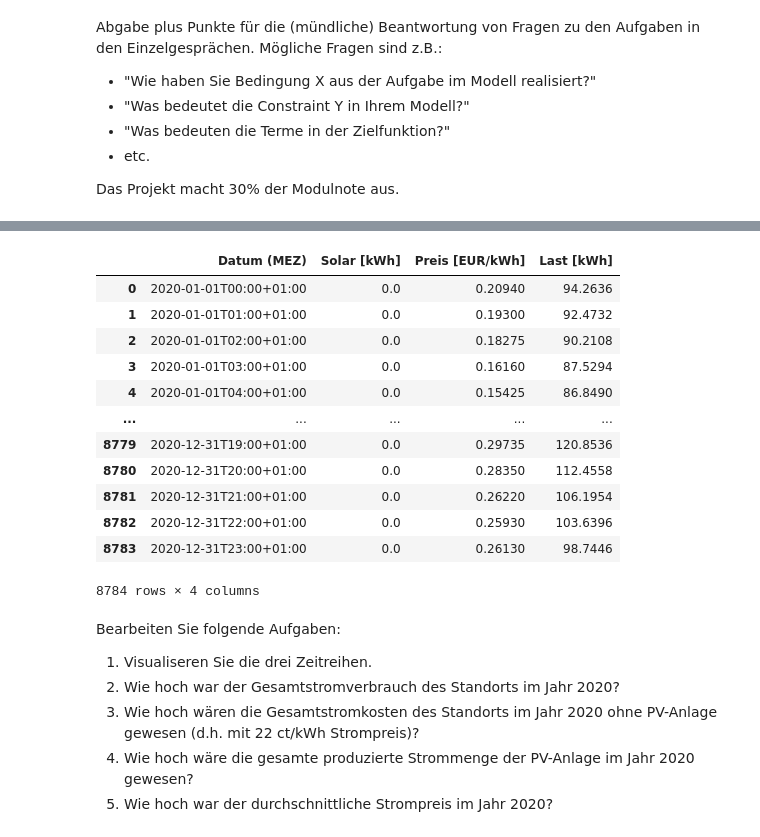
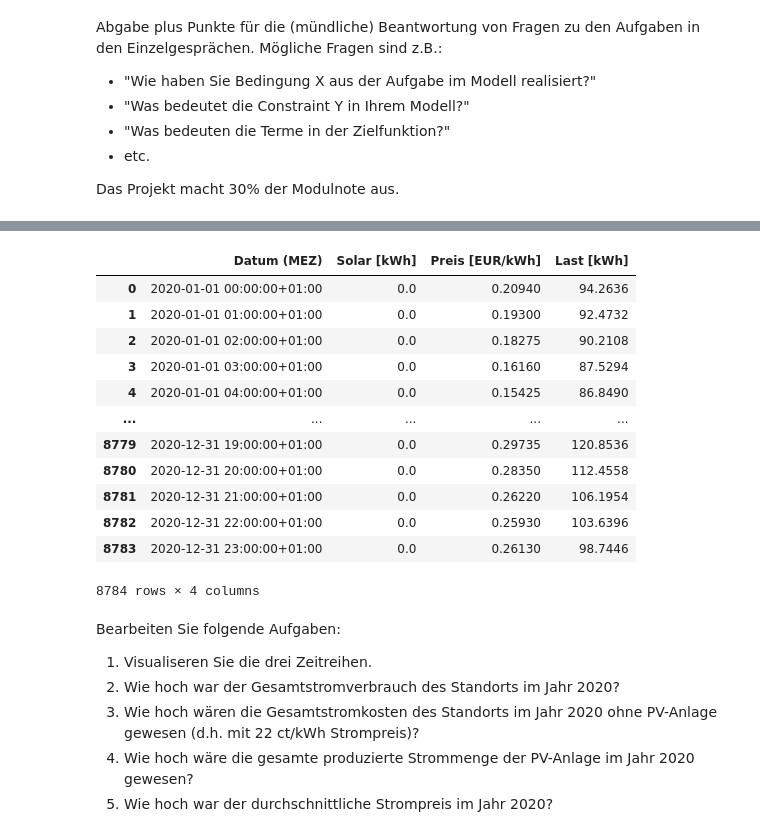
Before and after one commit to P-AEL/Modellierung, a Jupyter notebook: Paul/OMS Projekt SS23.ipynb, the cells around one changed output, grey strips where cells are left out. Saved outputs shown, nothing was run; the diff lists cells and outputs as text; code cells hidden in the pictures.

```diff
--- a/Paul/OMS Projekt SS23.ipynb
+++ b/Paul/OMS Projekt SS23.ipynb
@@ -42,22 +42,22 @@ Sie möchten zunächst das System abbilden, wie es heute arbeitet. Dafür besorg
 # %%
 import pandas as pd
 import numpy as np
 import plotly.express as px
-df = pd.read_pickle("energy_2020.pkl")
+df = pd.read_pickle("energy_2020_corrected.pkl")
 df
 # %% [output]
 |  | Datum (MEZ) | Solar [kWh] | Preis [EUR/kWh] | Last [kWh] |
-| 0 | 2020-01-01T00:00+01:00 | 0.0 | 0.20940 | 94.2636 |
-| 1 | 2020-01-01T01:00+01:00 | 0.0 | 0.19300 | 92.4732 |
-| 2 | 2020-01-01T02:00+01:00 | 0.0 | 0.18275 | 90.2108 |
-| 3 | 2020-01-01T03:00+01:00 | 0.0 | 0.16160 | 87.5294 |
-| 4 | 2020-01-01T04:00+01:00 | 0.0 | 0.15425 | 86.8490 |
+| 0 | 2020-01-01 00:00:00+01:00 | 0.0 | 0.20940 | 94.2636 |
+| 1 | 2020-01-01 01:00:00+01:00 | 0.0 | 0.19300 | 92.4732 |
+| 2 | 2020-01-01 02:00:00+01:00 | 0.0 | 0.18275 | 90.2108 |
+| 3 | 2020-01-01 03:00:00+01:00 | 0.0 | 0.16160 | 87.5294 |
+| 4 | 2020-01-01 04:00:00+01:00 | 0.0 | 0.15425 | 86.8490 |
 | ... | ... | ... | ... | ... |
-| 8779 | 2020-12-31T19:00+01:00 | 0.0 | 0.29735 | 120.8536 |
-| 8780 | 2020-12-31T20:00+01:00 | 0.0 | 0.28350 | 112.4558 |
-| 8781 | 2020-12-31T21:00+01:00 | 0.0 | 0.26220 | 106.1954 |
-| 8782 | 2020-12-31T22:00+01:00 | 0.0 | 0.25930 | 103.6396 |
-| 8783 | 2020-12-31T23:00+01:00 | 0.0 | 0.26130 | 98.7446 |
+| 8779 | 2020-12-31 19:00:00+01:00 | 0.0 | 0.29735 | 120.8536 |
+| 8780 | 2020-12-31 20:00:00+01:00 | 0.0 | 0.28350 | 112.4558 |
+| 8781 | 2020-12-31 21:00:00+01:00 | 0.0 | 0.26220 | 106.1954 |
+| 8782 | 2020-12-31 22:00:00+01:00 | 0.0 | 0.25930 | 103.6396 |
+| 8783 | 2020-12-31 23:00:00+01:00 | 0.0 | 0.26130 | 98.7446 |
 8784 rows × 4 columns
 # %% [markdown]
 Bearbeiten Sie folgende Aufgaben:
```
Also changed, not shown: parts of 7 cells of this notebook.
